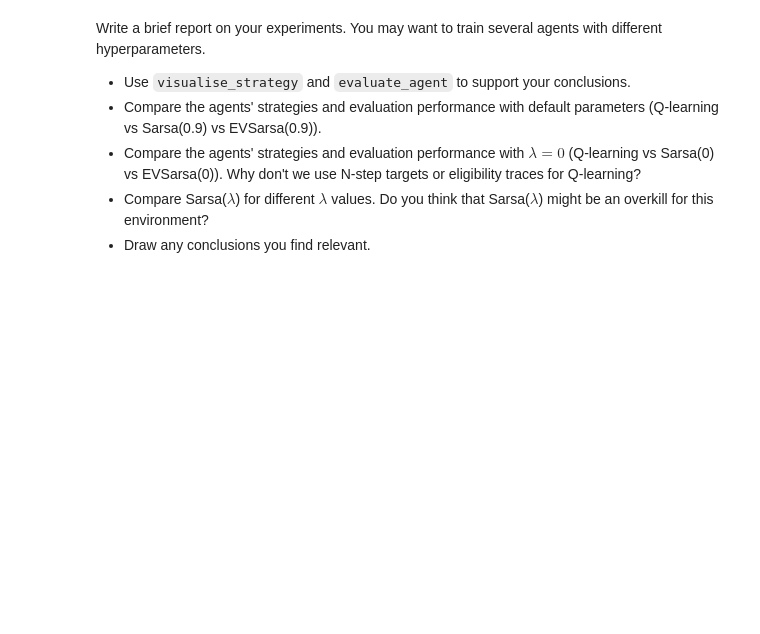
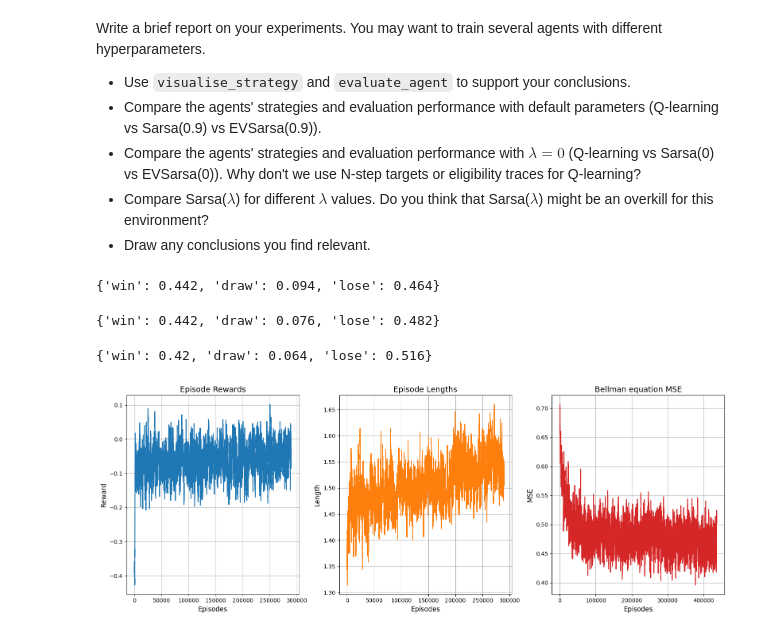
Before and after one commit to MoiseevRoman/RL-course, a Jupyter notebook: hw2/advanced_tabular_rl.ipynb, the cells around one changed output. Saved outputs shown, nothing was run; the diff lists cells and outputs as text; code cells hidden in the pictures; blank space fills up the shorter version.

```diff
--- a/hw2/advanced_tabular_rl.ipynb
+++ b/hw2/advanced_tabular_rl.ipynb
@@ -269,3 +270,31 @@ Write a brief report on your experiments. You may want to train several agents w
 * Compare the agents' strategies and evaluation performance with $\lambda = 0$ (Q-learning vs Sarsa(0) vs EVSarsa(0)). Why don't we use N-step targets or eligibility traces for Q-learning?
 * Compare Sarsa($\lambda$) for different $\lambda$ values. Do you think that Sarsa($\lambda$) might be an overkill for this environment?
 * Draw any conclusions you find relevant.
+# %%
+evaluate_agent(env, q_learning_agent)
+# %% [output]
+{'win': 0.442, 'draw': 0.094, 'lose': 0.464}
+# %%
+evaluate_agent(env, sarsa_agent)
+# %% [output]
+{'win': 0.442, 'draw': 0.076, 'lose': 0.482}
+# %%
+evaluate_agent(env, expected_sarsa_agent)
+# %% [output]
+{'win': 0.42, 'draw': 0.064, 'lose': 0.516}
+# %%
+n_episodes = 300_000
+learning_rate = 4e-3
+n_actions = env.action_space.n
+epsilon = 1.0
+
+env = gym.make("Blackjack-v1", sab=True)
+sarsa_agent0 = SarsaAgent(
+    n_actions=env.action_space.n,
+    learning_rate=learning_rate,
+    epsilon=epsilon,
+    decay_factor=0,
+)
+train_agent(sarsa_agent0, env, n_episodes, epsilon_decay=0)
+# %% [output]
+[figure, added]
```
Also changed, not shown: parts of 11 cells of this notebook.
